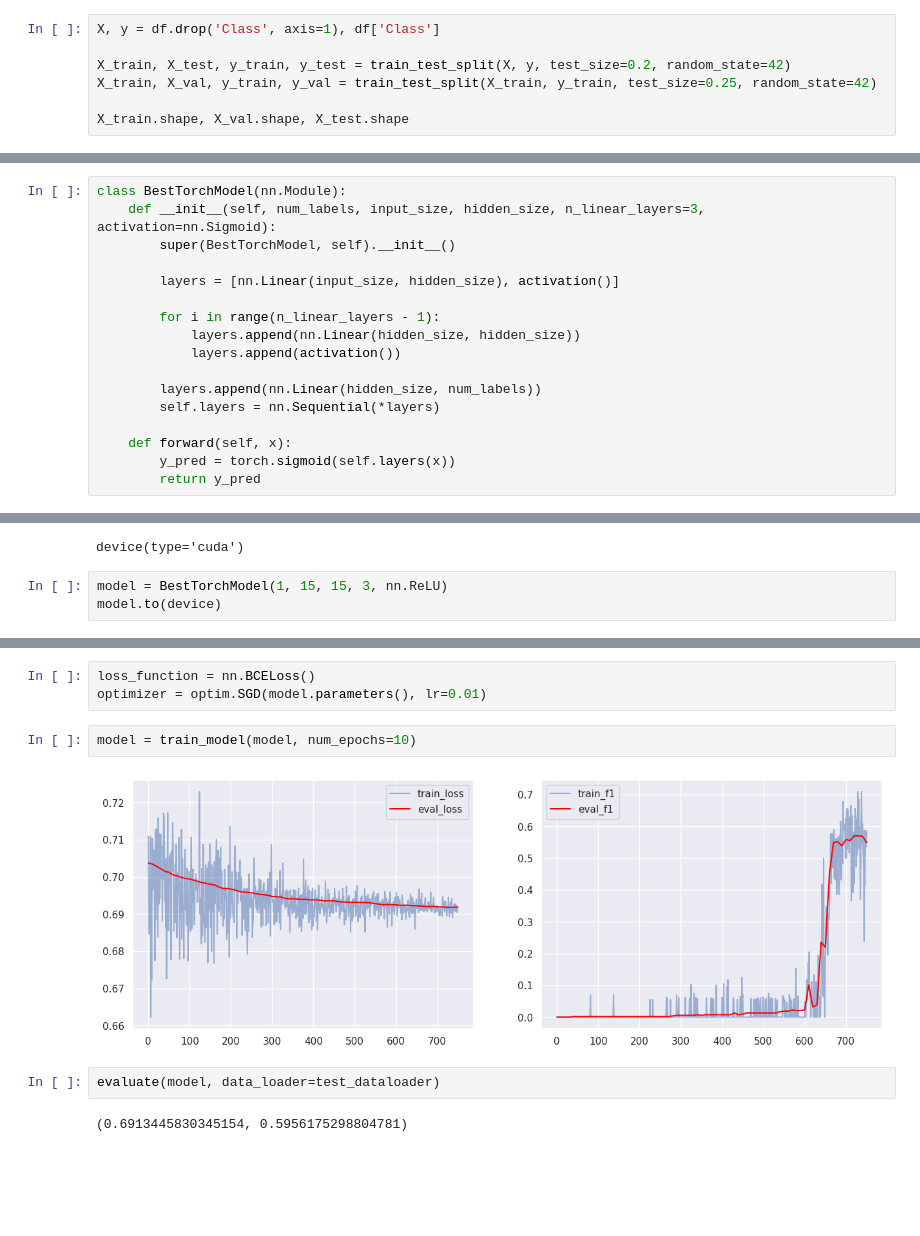
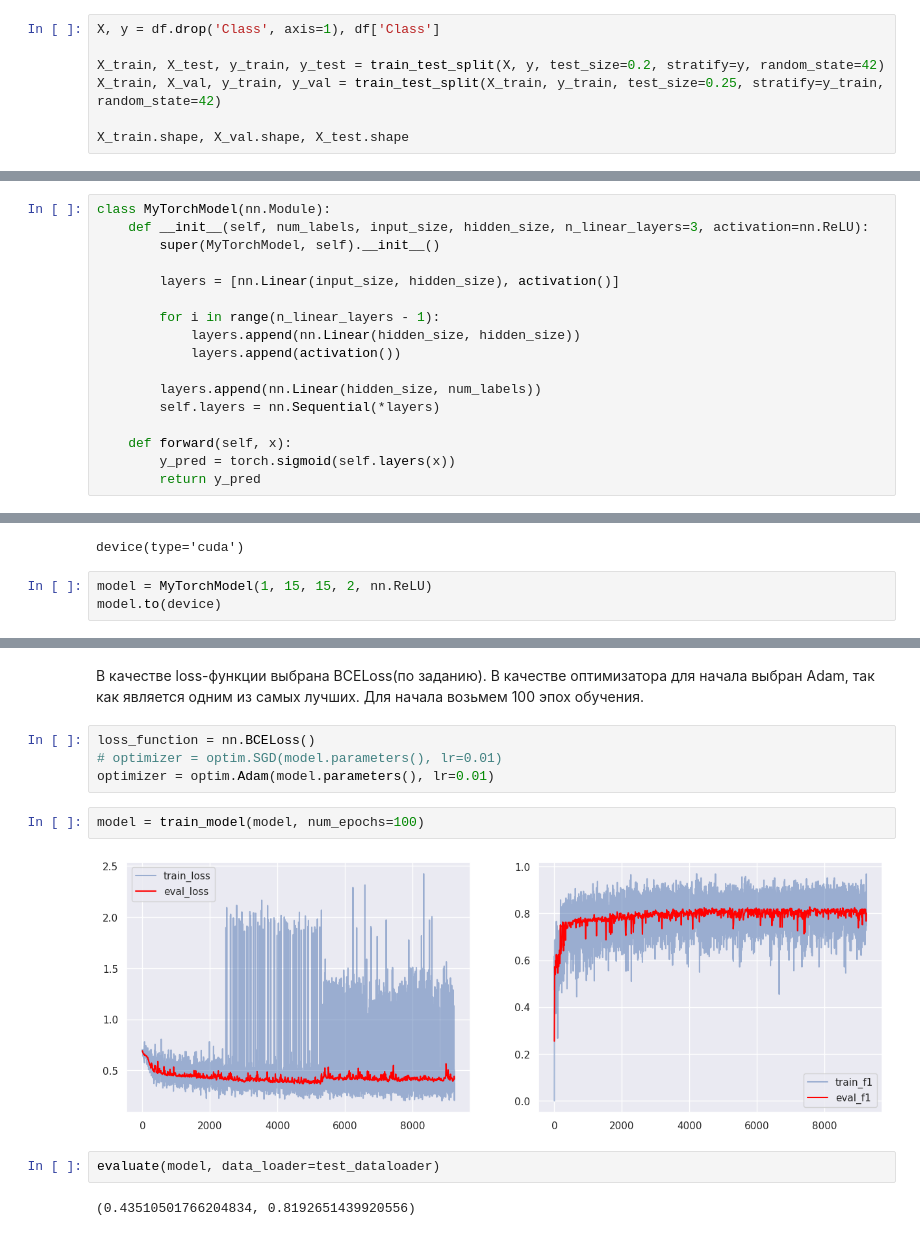
Before and after one commit to nvtm03/DL, a Jupyter notebook: HW1.ipynb, the cells around one changed output, grey strips where cells are left out. Cells and saved outputs as stored; diff of their text form; blank space fills up the shorter version.

```diff
--- a/HW1.ipynb
+++ b/HW1.ipynb
@@ -86,8 +94,8 @@ memory usage: 1.2 MB
 # %%
 X, y = df.drop('Class', axis=1), df['Class']
 
-X_train, X_test, y_train, y_test = train_test_split(X, y, test_size=0.2, random_state=42)
-X_train, X_val, y_train, y_val = train_test_split(X_train, y_train, test_size=0.25, random_state=42)
+X_train, X_test, y_train, y_test = train_test_split(X, y, test_size=0.2, stratify=y, random_state=42)
+X_train, X_val, y_train, y_val = train_test_split(X_train, y_train, test_size=0.25, stratify=y_train, random_state=42)
 
 X_train.shape, X_val.shape, X_test.shape
 # %% [output]
@@ -143,7 +152,7 @@ print(f"Размер целевой переменной: {targets.shape}")
 # %%
-class BestTorchModel(nn.Module):
-    def __init__(self, num_labels, input_size, hidden_size, n_linear_layers=3, activation=nn.Sigmoid):
-        super(BestTorchModel, self).__init__()
+class MyTorchModel(nn.Module):
+    def __init__(self, num_labels, input_size, hidden_size, n_linear_layers=3, activation=nn.ReLU):
+        super(MyTorchModel, self).__init__()
 
         layers = [nn.Linear(input_size, hidden_size), activation()]
 
@@ -235,6 +248,6 @@ device
 # %% [output]
 device(type='cuda')
 # %%
-model = BestTorchModel(1, 15, 15, 3, nn.ReLU)
+model = MyTorchModel(1, 15, 15, 2, nn.ReLU)
 model.to(device)
 # %% [output]
@@ -250,13 +261,16 @@ BestTorchModel(
   )
 )
+# %% [markdown]
+В качестве loss-функции выбрана BCELoss(по заданию). В качестве оптимизатора для начала выбран Adam, так как является одним из самых лучших. Для начала возьмем 100 эпох обучения.
 # %%
 loss_function = nn.BCELoss()
-optimizer = optim.SGD(model.parameters(), lr=0.01)
+# optimizer = optim.SGD(model.parameters(), lr=0.01)
+optimizer = optim.Adam(model.parameters(), lr=0.01)
 # %%
-model = train_model(model, num_epochs=10)
+model = train_model(model, num_epochs=100)
 # %% [output]
-[figure, old version]
+[figure, new version]
 # %%
 evaluate(model, data_loader=test_dataloader)
 # %% [output]
-(0.6913445830345154, 0.5956175298804781)
+(0.43510501766204834, 0.8192651439920556)
```
Also changed, not shown: parts of 54 cells of this notebook.
